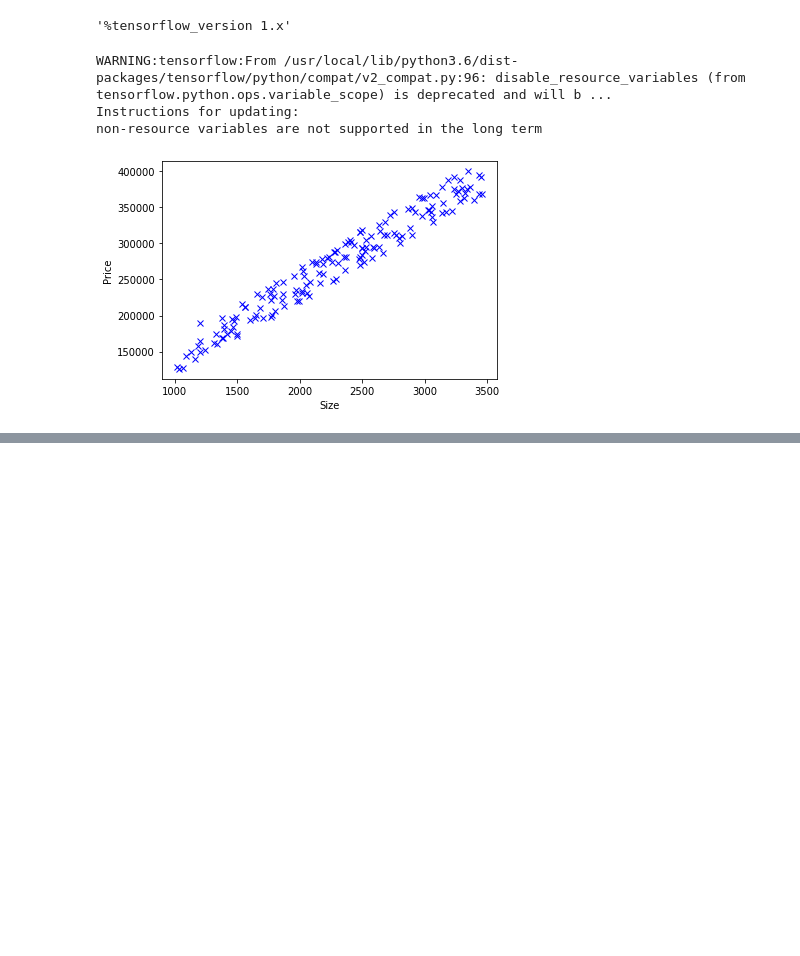
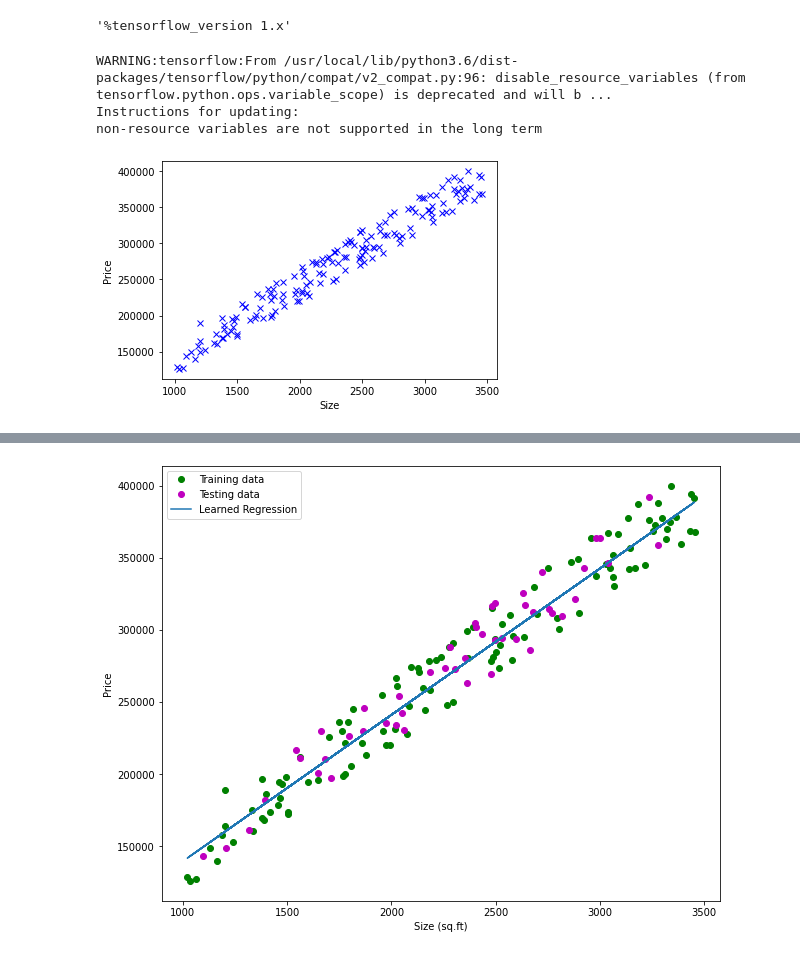
Before and after one commit to konradbachusz-zz/tensorflow-getting-started, a Jupyter notebook: House_Price_Prediction.ipynb, the cells around one changed output, grey strips where cells are left out. Saved outputs shown, nothing was run; the diff lists cells and outputs as text; code cells hidden in the pictures; blank space fills up the shorter version.

```diff
--- a/House_Price_Prediction.ipynb
+++ b/House_Price_Prediction.ipynb
@@ -41,6 +41,7 @@ Instructions for updating:
 non-resource variables are not supported in the long term
 [figure]
 # %%
+
 # you need to normalize values to prevent under/overflows.
 def normalize(array):
     return (array - array.mean()) / array.std()
@@ -88,3 +89,67 @@ learning_rate = 0.1
 
 # 4. define a Gradient descent optimizer that will minimize the loss defined in the operation "cost".
 optimizer = tf.train.GradientDescentOptimizer(learning_rate).minimize(tf_cost)
+
+# Initializing the variables
+init = tf.global_variables_initializer()
+
+# Launch the graph in the session
+with tf.Session() as sess:
+    sess.run(init)
+
+    # set how often to display training progress and number of training iterations
+    display_every = 2
+    num_training_iter = 50
+
+    # calculate the number of lines to animation
+    fit_num_plots = math.floor(num_training_iter/display_every)
+    # add storage of factor and offset values from each epoch
+    fit_size_factor = np.zeros(fit_num_plots)
+    fit_price_offsets = np.zeros(fit_num_plots)
+    fit_plot_idx = 0
+
+   # keep iterating the training data
+    for iteration in range(num_training_iter):
+
+        # Fit all training data
+        for (x, y) in zip(train_house_size_norm, train_price_norm):
+            sess.run(optimizer, feed_dict={tf_house_size: x, tf_price: y})
+
+        # Display current status
+        if (iteration + 1) % display_every == 0:
+            c = sess.run(tf_cost, feed_dict={tf_house_size: train_house_size_norm, tf_price:train_price_norm})
+            print("iteration #:", '%04d' % (iteration + 1), "cost=", "{:.9f}".format(c), \
+                "size_factor=", sess.run(tf_size_factor), "price_offset=", sess.run(tf_price_offset))
+            # Save the fit size_factor and price_offset to allow animation of learning process
+            fit_size_factor[fit_plot_idx] = sess.run(tf_size_factor)
+            fit_price_offsets[fit_plot_idx] = sess.run(tf_price_offset)
+            fit_plot_idx = fit_plot_idx + 1
+
+    print("Optimization Finished!")
+    training_cost = sess.run(tf_cost, feed_dict={tf_house_size: train_house_size_norm, tf_price: train_price_norm})
+    print("Trained cost=", training_cost, "size_factor=", sess.run(tf_size_factor), "price_offset=", sess.run(tf_price_offset), '\n')
+
+
+   # Plot of training and test data, and learned regression
+
+    # get values used to normalized data so we can denormalize data back to its original scale
+    train_house_size_mean = train_house_size.mean()
+    train_house_size_std = train_house_size.std()
+
+    train_price_mean = train_price.mean()
+    train_price_std = train_price.std()
+
+    # Plot the graph
+    plt.rcParams["figure.figsize"] = (10,8)
+    plt.figure()
+    plt.ylabel("Price")
+    plt.xlabel("Size (sq.ft)")
+    plt.plot(train_house_size, train_price, 'go', label='Training data')
+    plt.plot(test_house_size, test_house_price, 'mo', label='Testing data')
+    plt.plot(train_house_size_norm * train_house_size_std + train_house_size_mean,
+             (sess.run(tf_size_factor) * train_house_size_norm + sess.run(tf_price_offset)) * train_price_std + train_price_mean,
+             label='Learned Regression')
+
+    plt.legend(loc='upper left')
+    plt.show()
+# %% [output]
@@ -90,0 +173 @@ optimizer = tf.train.GradientDescentOptimizer(learning_rate).minimize(tf_cost)
+[figure, added]
```
Also changed, not shown: parts of 1 cell of this notebook.
